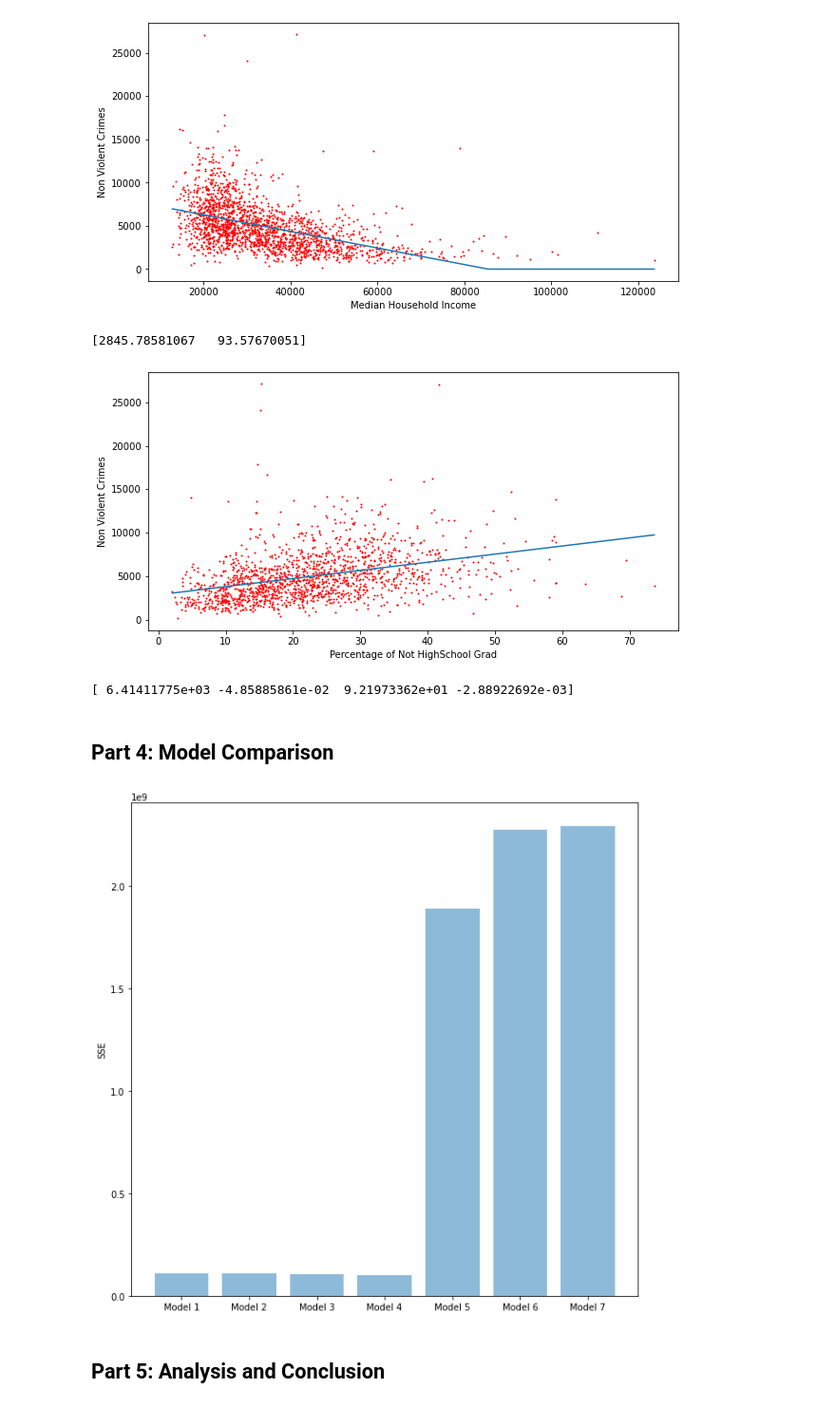
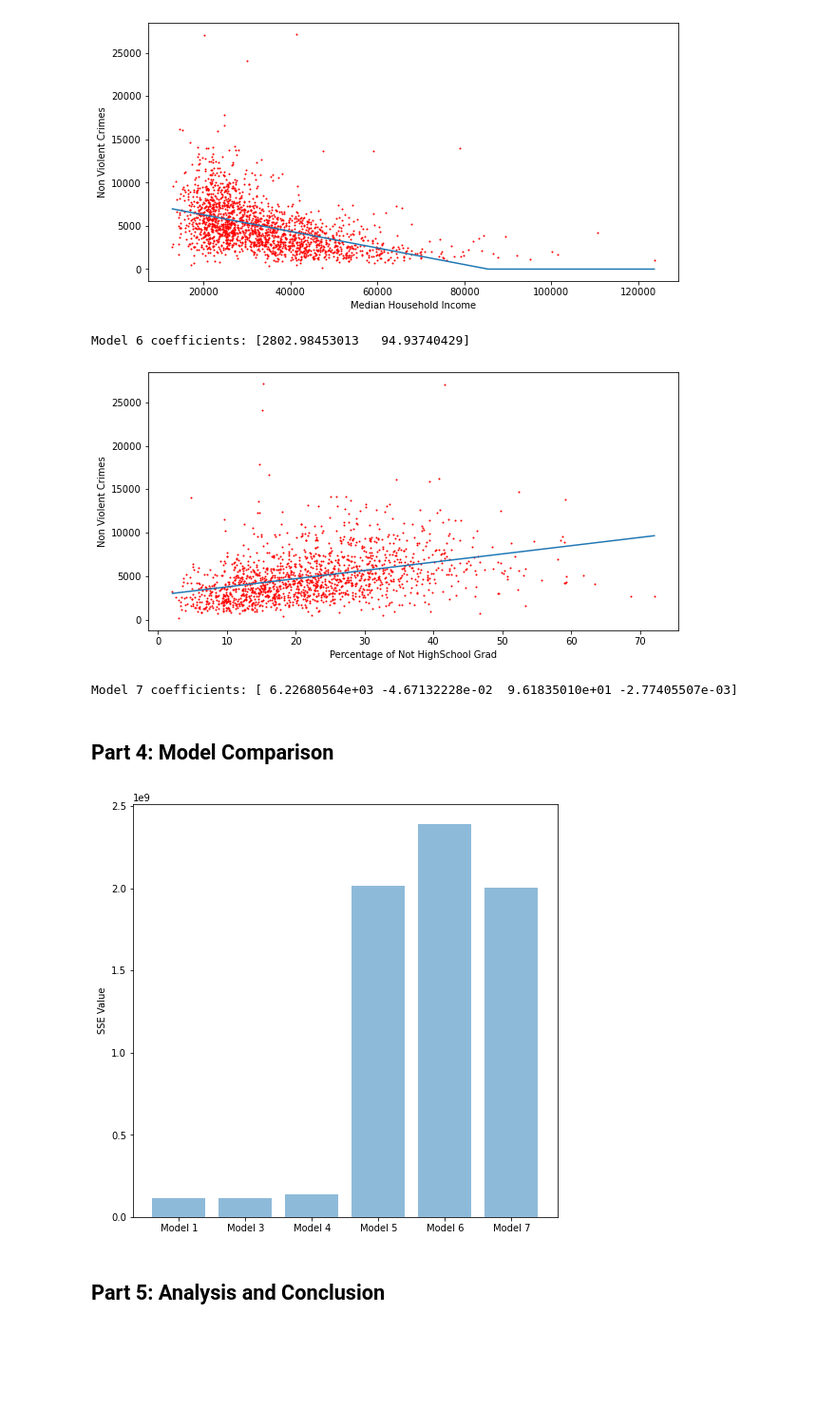
Before and after one commit to MCharming98/COGS_109_Final_Proj, a Jupyter notebook: final_proj.ipynb, the cells around one changed output. Shown at 95% size. Saved outputs shown, nothing was run; the diff lists cells and outputs as text; code cells hidden in the pictures; blank space fills up the shorter version.

```diff
--- a/final_proj.ipynb
+++ b/final_proj.ipynb
@@ -88,2 +90,6 @@ fig.tight_layout()
+# %%
+# Produce training and testing dataset for the two models
+X_train, X_test, Y_train, Y_test = train_test_split(data["medIncome"].to_numpy(),
+                                                    data["ViolentCrimesPerPop"].to_numpy(), test_size=0.20)
 # %%
 # Model 1: Violent crimes ~ income
@@ -257,12 +254,13 @@ n = len(Y)
 ones = np.ones(n, dtype=int).reshape(n,1)
 A = np.append(ones, X.reshape(n,1), axis=1)
 w6 = np.linalg.lstsq(A, Y, rcond=None)[0] #NonViolentCrimes=w0+w1*education
-print(w6)
+print("Model 6 coefficients:", w6)
 
 # Generate values for plotting the regression model
 x_values = np.linspace(np.min(X), np.max(X), 2000)
 model = (lambda x: (w6[0] + w6[1]*x).clip(min=0))(x_values)
 
+# Plot the model
 plt.figure(figsize=(10, 5))
 plt.scatter(X, Y, s=1, color='red')
 plt.plot(x_values, model)
@@ -271,9 +269,10 @@ plt.ylabel("Non Violent Crimes")
 
 pre6 = w6[0] + w6[1]*X_test
 SSE6 = sum(np.square(Y_test - pre6))
+RMSE6 = np.sqrt(SSE6/X_test.shape[0])
 # %% [output]
-[2845.78581067   93.57670051]
+Model 6 coefficients: [2802.98453013   94.93740429]
-[figure, old version]
+[figure, new version]
 # %%
 # Model 7: Non Violent crimes ~ Income, Education
 X_train, X_test, Y_train, Y_test = train_test_split(data[["medIncome", "PctNotHSGrad"]].to_numpy(), data["nonViolPerPop"].to_numpy(), test_size=0.20)
@@ -281,33 +280,31 @@ X_train, X_test, Y_train, Y_test = train_test_split(data[["medIncome", "PctNotHS
 X = X_train
 Y = Y_train
 
-
-#X = data[["medIncome", "PctNotHSGrad"]].to_numpy()
-#Y = data["nonViolPerPop"].to_numpy()
 n = len(Y)
 ones = np.ones(n, dtype=int).reshape(n,1)
 product = np.array([X[i,0]*X[i,1] for i in range(X.shape[0])])
 A = np.append(ones, X, axis=1)
 A = np.append(A, product.reshape(n,1), axis=1)
 w7 = np.linalg.lstsq(A, Y, rcond=None)[0] #NonViolentCrimes=w0+w1*medIncome+w2*education+w3*income*education
-print(w7)
+print("Model 7 coefficients:", w7)
 
 pre7 = w7[0] + w7[1]*X_test[:,0]+w7[2]*X_test[:,1]+w7[3]*X_test[:,0]*X_test[:,1]
 SSE7 = sum(np.square(Y_test - pre7))
+RMSE7 = np.sqrt(SSE7/X_test.shape[0])
 # %% [output]
-[ 6.41411775e+03 -4.85885861e-02  9.21973362e+01 -2.88922692e-03]
+Model 7 coefficients: [ 6.22680564e+03 -4.67132228e-02  9.61835010e+01 -2.77405507e-03]
 # %% [markdown]
 ## Part 4: Model Comparison
 # %%
-SSEst = ('Model 1', 'Model 2', 'Model 3', 'Model 4', 'Model 5', 'Model 6', 'Model 7')
-SSEV = [SSE1,SSE2,SSE3,SSE4,SSE5,SSE6,SSE7]
-plt.figure(figsize=(10, 10))
-yght = [0,1,2,3,4,5,6]
+SSEst = ('Model 1', 'Model 3', 'Model 4', 'Model 5', 'Model 6', 'Model 7')
+SSEV = [SSE1,SSE3,SSE4,SSE5,SSE6,SSE7]
+plt.figure(figsize=(8, 8))
+yght = [0,1,2,3,4,5]
 plt.bar(yght, SSEV, align='center', alpha=0.5)
 plt.xticks(yght,SSEst)
-plt.ylabel("SSE")
+plt.ylabel("SSE Value")
 plt.show()
 # %% [output]
-[figure, old version]
+[figure, new version]
 # %% [markdown]
 ## Part 5: Analysis and Conclusion
```
Also changed, not shown: parts of 12 cells of this notebook.
